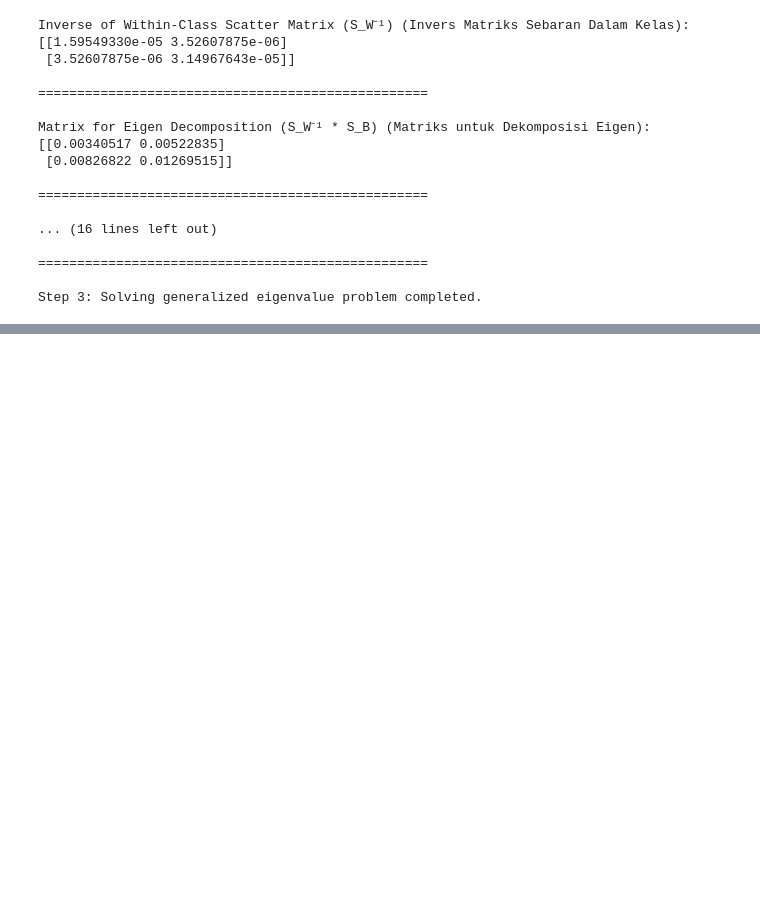
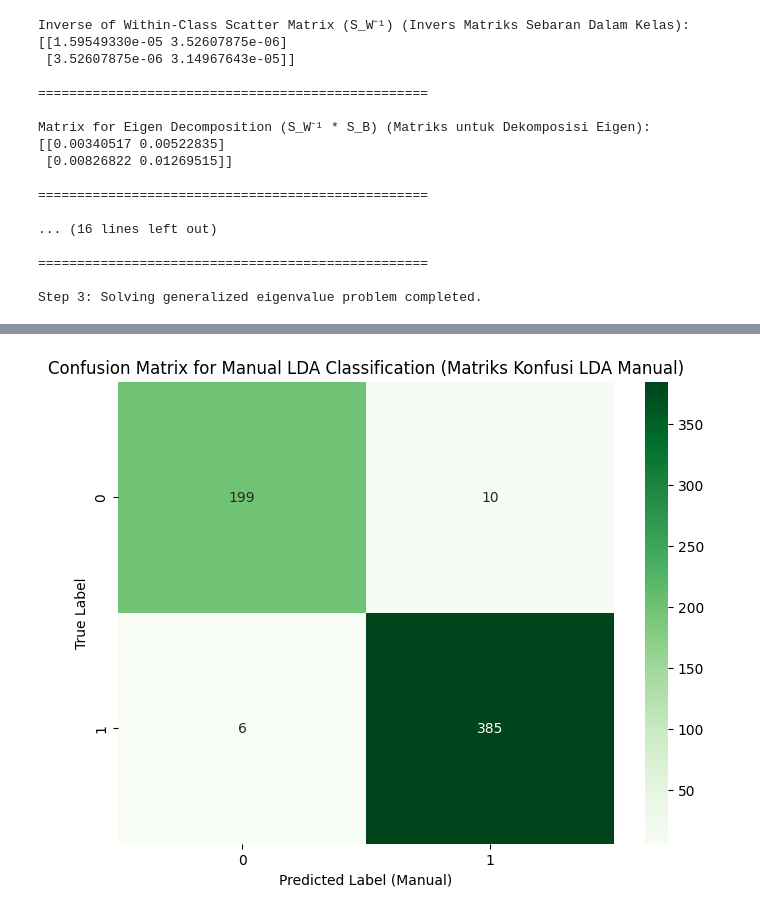
Before and after one commit to LatiefDataVisionary/multivariate-analysis-college-task, a Jupyter notebook: src/DiscriminantAnalysis_week12_manually.ipynb, the cells around one changed output, grey strips where cells are left out. Saved outputs shown, nothing was run; the diff lists cells and outputs as text; code cells hidden in the pictures; blank space fills up the shorter version.

```diff
--- a/src/DiscriminantAnalysis_week12_manually.ipynb
+++ b/src/DiscriminantAnalysis_week12_manually.ipynb
@@ -491,0 +657,98 @@ Step 3: Solving generalized eigenvalue problem completed.
+# %%
+# Pastikan variabel-variabel dari langkah sebelumnya tersedia:
+# W_vector, classification_threshold, df (dengan 'LD_Score_Manual'),
+# target_column_name, ld_mean_class0, ld_mean_class1
+
+if 'W_vector' in globals() and W_vector is not None and \
+   'classification_threshold' in globals() and \
+   'df' in globals() and 'LD_Score_Manual' in df.columns and \
+   'ld_mean_class0' in globals() and 'ld_mean_class1' in globals():
+
+    w1 = W_vector[0, 0] # Koefisien untuk BloodPressure
+    w2 = W_vector[1, 0] # Koefisien untuk Age
+
+    # 1. Merumuskan Fungsi Diskriminan Linier (Bentuk Skor LD)
+    print("Linear Discriminant Function (LD Score Form) (Fungsi Diskriminan Linier (Bentuk Skor LD)):")
+    print(f"LD_Score = ({w1:.4f} * BloodPressure) + ({w2:.4f} * Age)")
+    print("Catatan: 'BloodPressure' dan 'Age' adalah nilai fitur asli, bukan yang diskalakan, karena W_vector berasal dari S_W dan S_B data asli.")
+    print("\n" + "="*50 + "\n")
+
+    # 2. Aturan Klasifikasi dan Membuat Prediksi Manual
+    # Tentukan kelas mana yang memiliki rata-rata LD Score lebih tinggi
+    # Ini akan menjadi kelas "positif" jika skor LD di atas threshold
+    predicted_class_manual = []
+
+    # Menentukan kelas mana yang memiliki nilai LD score lebih tinggi secara rata-rata
+    # Ini membantu menentukan logika > atau <= threshold
+    class_for_higher_score = 1 if ld_mean_class1 > ld_mean_class0 else 0
+    class_for_lower_score = 0 if ld_mean_class1 > ld_mean_class0 else 1
+
+    print(f"Mean LD Score Class 0: {ld_mean_class0:.4f}")
+    print(f"Mean LD Score Class 1: {ld_mean_class1:.4f}")
+    print(f"Classification Threshold: {classification_threshold:.4f}")
+    print(f"Class associated with scores > threshold will be: Cluster {class_for_higher_score}")
+    print(f"Class associated with scores <= threshold will be: Cluster {class_for_lower_score}")
+    print("\n" + "="*50 + "\n")
+
+    for score in df['LD_Score_Manual']:
+        if score > classification_threshold:
+            predicted_class_manual.append(class_for_higher_score)
+        else:
+            predicted_class_manual.append(class_for_lower_score)
+
+    df['Predicted_Cluster_Manual'] = predicted_class_manual
+
+    print("DataFrame with Manual Predictions (DataFrame dengan Prediksi Manual):")
+    print(df[[target_column_name, 'LD_Score_Manual', 'Predicted_Cluster_Manual']].head(10))
+    print("\n" + "="*50 + "\n")
+
+    # 3. Menghitung Akurasi Klasifikasi Manual
+    actual_labels = df[target_column_name].values
+    manual_predictions = df['Predicted_Cluster_Manual'].values
+
+    correct_predictions = np.sum(actual_labels == manual_predictions)
+    total_samples = len(actual_labels)
+    manual_accuracy = correct_predictions / total_samples
+
+    print(f"Accuracy of Manual LDA Classification (Akurasi Klasifikasi LDA Manual): {manual_accuracy:.4f}")
+    print(f"Accuracy in percentage: {manual_accuracy*100:.2f}%")
+    print(f"Number of correct predictions: {correct_predictions} out of {total_samples} samples.")
+    print("\n" + "="*50 + "\n")
+
+    # (Opsional) Menampilkan Confusion Matrix untuk prediksi manual
+    from sklearn.metrics import confusion_matrix as sk_confusion_matrix
+    import seaborn as sns
+    import matplotlib.pyplot as plt
+
+    conf_matrix_manual = sk_confusion_matrix(actual_labels, manual_predictions)
+    print("Manual Classification Confusion Matrix (Matriks Konfusi Klasifikasi Manual):")
+    print(conf_matrix_manual)
+
+    plt.figure(figsize=(8, 6))
+    sns.heatmap(conf_matrix_manual, annot=True, fmt='d', cmap='Greens',
+                xticklabels=sorted(df[target_column_name].unique()),
+                yticklabels=sorted(df[target_column_name].unique()))
+    plt.xlabel('Predicted Label (Manual)')
+    plt.ylabel('True Label')
+    plt.title('Confusion Matrix for Manual LDA Classification (Matriks Konfusi LDA Manual)')
+    plt.show()
+    print("\n" + "="*50 + "\n")
+
+
+    # Merumuskan Fungsi Diskriminan dalam bentuk D = w1*X1 + w2*X2 - C (threshold diserap jadi konstanta)
+    # D > 0 -> class_for_higher_score ; D <= 0 -> class_for_lower_score
+    # Ini ekuivalen dengan LD_Score - threshold > 0
+    constant_c = classification_threshold
+    print("Alternative Discriminant Function (D) (Fungsi Diskriminan Alternatif D):")
+    print(f"D = ({w1:.4f} * BloodPressure) + ({w2:.4f} * Age) - ({constant_c:.4f})")
+    print(f"Jika D > 0, prediksi Cluster {class_for_higher_score}.")
+    print(f"Jika D <= 0, prediksi Cluster {class_for_lower_score}.")
+    print("\n" + "="*50 + "\n")
+
+
+    print("Step 6: Formulation of discriminant function and classification completed.")
+
+else:
+    print("Required variables (W_vector, classification_threshold, df with 'LD_Score_Manual', ld_mean_class0, ld_mean_class1) not found.")
+    print("Please ensure Steps 1-5 were completed successfully.")
+# %% [output]
@@ -491,0 +772 @@ Step 3: Solving generalized eigenvalue problem completed.
+[figure, added]
```
Also changed, not shown: parts of 9 cells of this notebook.
